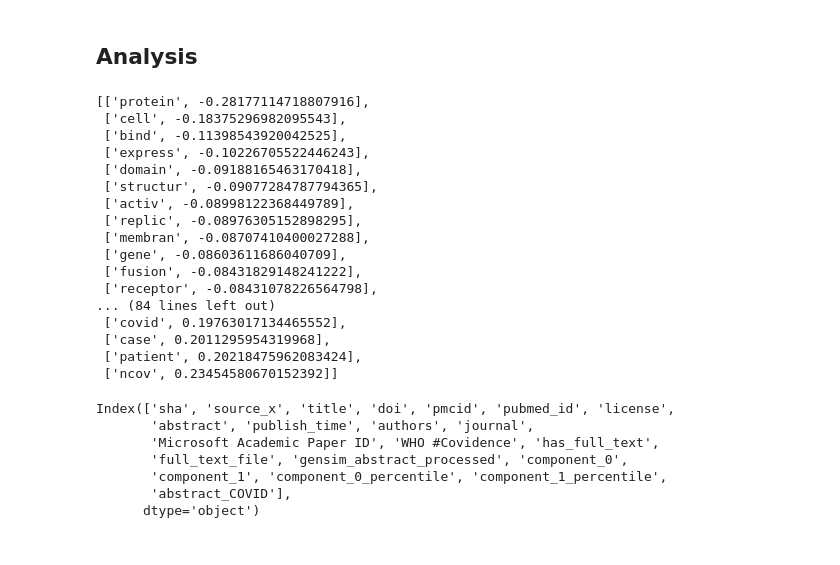
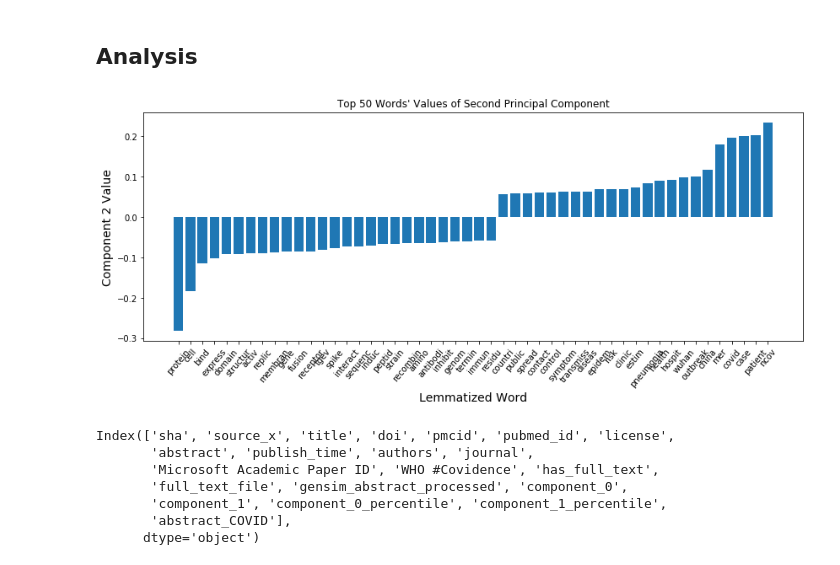
Before and after one commit to COVID19-DVRN/8-AI-Mapping-of-Relevant-Coronavirus-Literature, a Jupyter notebook: AbstractAnalytics-subsetted.ipynb, the cells around one changed output. Cells and saved outputs as stored; diff of their text form; code cells hidden in the pictures.

```diff
--- a/AbstractAnalytics-subsetted.ipynb
+++ b/AbstractAnalytics-subsetted.ipynb
@@ -242,29 +253,30 @@ ax.set_zscale('log')
 c = 1
 
 word_ids_sorted = np.argsort(np.abs(truncatedsvd.components_[c]))[::-1]
-top_words = [[dictionary[word_ids_sorted[i]], truncatedsvd.components_[c, word_ids_sorted[i]]] for i in range(100)]
+top_words = [[dictionary[word_ids_sorted[i]], truncatedsvd.components_[c, word_ids_sorted[i]]] for i in range(50)]
 top_words = pd.DataFrame(top_words, columns=['word', 'component_score'])
 top_words = top_words.sort_values('component_score')
-# %%
-np.array(top_words).tolist()
-# %% [output]
-[['protein', -0.28177114718807916],
- ['cell', -0.18375296982095543],
- ['bind', -0.11398543920042525],
- ['express', -0.10226705522446243],
- ['domain', -0.09188165463170418],
- ['structur', -0.09077284787794365],
- ['activ', -0.08998122368449789],
- ['replic', -0.08976305152898295],
- ['membran', -0.08707410400027288],
- ['gene', -0.08603611686040709],
- ['fusion', -0.08431829148241222],
- ['receptor', -0.08431078226564798],
-... (84 lines left out)
- ['covid', 0.19763017134465552],
- ['case', 0.2011295954319968],
- ['patient', 0.20218475962083424],
- ['ncov', 0.23454580670152392]]
+# %%
+top_words_pd = top_words.rename({'component_score' : 'component_1'}, axis=1)
+# %%
+c=0
+word_ids_sorted = np.argsort(np.abs(truncatedsvd.components_[c]))[::-1]
+all_words = [[dictionary[i], truncatedsvd.components_[c, i]] for i in range(truncatedsvd.components_.shape[1])]
+all_words = pd.DataFrame(all_words, columns=['word', 'component_0'])
+# %%
+top_words_pd = top_words_pd.merge(all_words)
+top_words_pd = top_words_pd[['word', 'component_0', 'component_1']]
+top_words_pd.to_csv('big_data/pca-top-words_abstracts-subsetted.csv', index=False)
+# %%
+plt.figure(figsize=(14,5))
+plt.bar(height=top_words_pd['component_1'], x=top_words_pd['word'])
+plt.xticks(rotation=50)
+plt.xlabel("Lemmatized Word", size=14)
+plt.ylabel("Component 2 Value", size=14)
+plt.title("Top 50 Words' Values of Second Principal Component")
+plt.show()
+# %% [output]
+[figure, added]
 # %%
 metadata['component_0'] = transformed[:,0] * 10**6
 metadata['component_1'] = transformed[:,1] * 10**6
```
Also changed, not shown: parts of 2 cells of this notebook.
